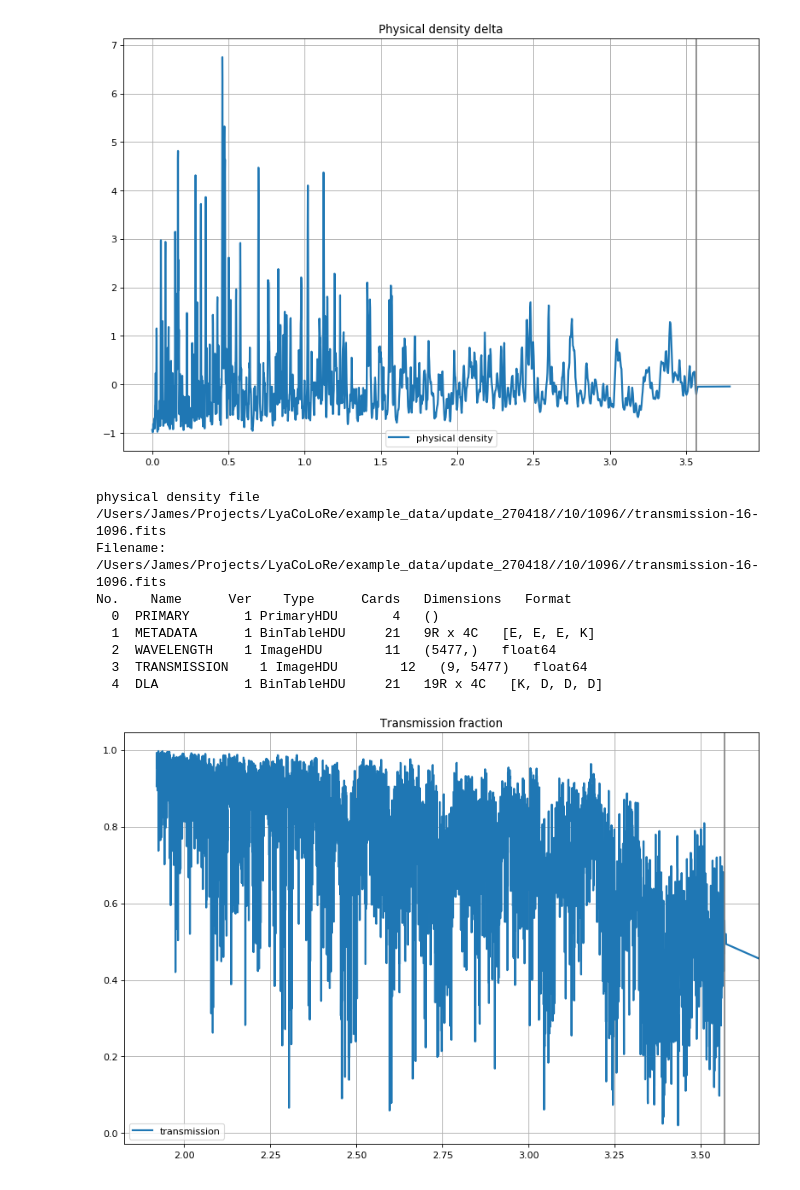
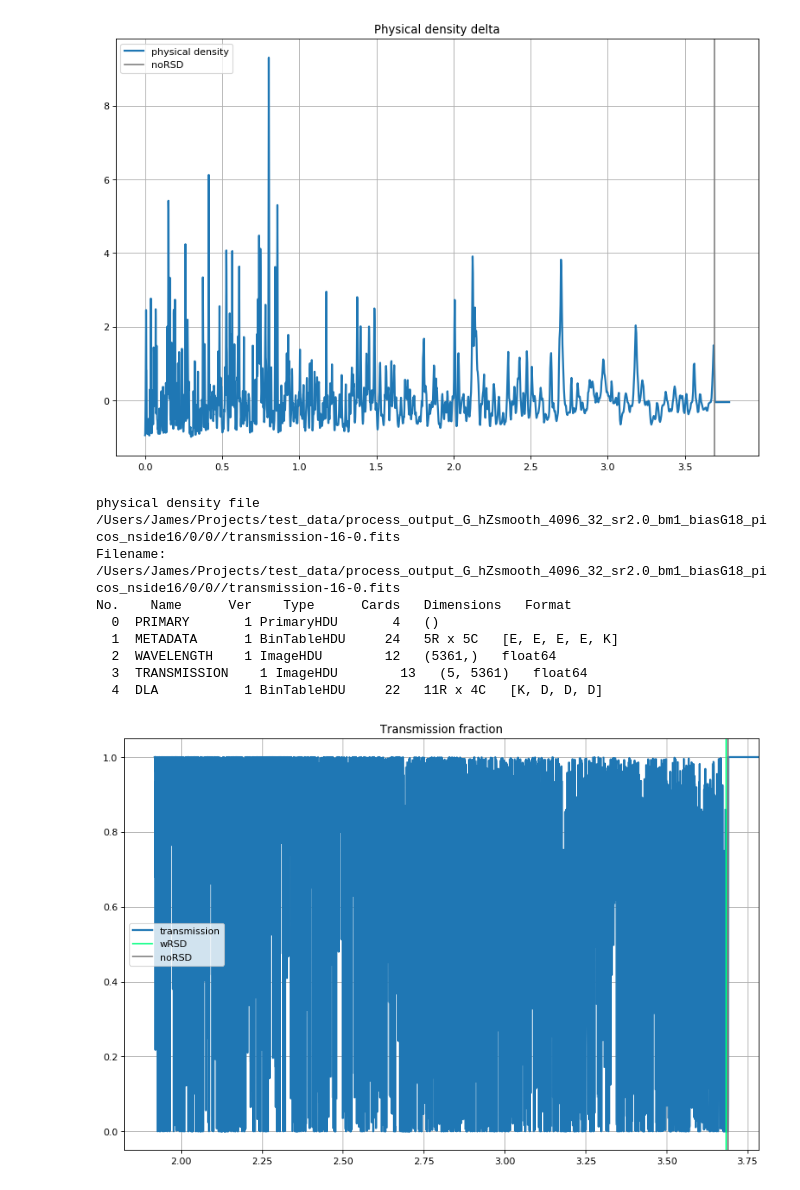
Before and after one commit to igmhub/LyaCoLoRe, a Jupyter notebook: example_scripts/plot_processed_files.ipynb, the cells around one changed output. Cells and saved outputs as stored; diff of their text form; code cells hidden in the pictures.

```diff
--- a/example_scripts/plot_processed_files.ipynb
+++ b/example_scripts/plot_processed_files.ipynb
@@ -7,10 +7,10 @@ lya = 1215.67
 # %%
 # main folder where the processed files are
 nside = 16
-#basedir = '/Users/James/Projects/test_data/process_output_G_hZ_4096_32_sr2.0_bm1_nside{}/'.format(nside)
-basedir = '/Users/James/Projects/LyaCoLoRe/example_data/update_270418/'
+basedir = '/Users/James/Projects/test_data/process_output_G_hZsmooth_4096_32_sr2.0_bm1_biasG18_picos_nside{}'.format(nside)
+#basedir = '/Users/James/Projects/LyaCoLoRe/example_data/update_080518/'
 # %%
-pix = 1096
+pix = 0
 pix_100 = int(pix/100)
 dirname = basedir+'/'+str(pix_100)+'/'+str(pix)+'/'
 suffix = str(nside)+'-'+str(pix)+'.fits'
@@ -74,13 +82,13 @@ No.    Name      Ver    Type      Cards   Dimensions   Format
 # %%
 plt.figure(figsize=(12, 8), dpi= 80, facecolor='w', edgecolor='k')
 plt.plot(phys_dens_zs,phys_dens[iskewer],lw=2,label='physical density')
-plt.axvline(x=zq[iskewer],c=(0.5,0.5,0.5))
+plt.axvline(x=zq[iskewer],c=(0.5,0.5,0.5),label='noRSD')
 plt.title('Physical density delta')
 plt.legend()
 plt.grid()
 plt.show()
 # %% [output]
-[figure, old version]
+[figure, new version]
 # %%
 # transmission
 transmission_file = dirname+'/transmission-'+suffix
@@ -88,27 +96,31 @@ print('physical density file',transmission_file)
 transmission_hdu = fits.open(transmission_file)
 transmission_hdu.info()
 zq = transmission_hdu[1].data['Z']
+zq_noRSD = transmission_hdu[1].data['Z_noRSD']
 transmission = transmission_hdu[3].data
 transmission_zs = transmission_hdu[2].data/lya - 1
 DLA = transmission_hdu['DLA'].data
 transmission_hdu.close()
 # %% [output]
-physical density file /Users/James/Projects/LyaCoLoRe/example_data/update_270418//10/1096//transmission-16-1096.fits
-Filename: /Users/James/Projects/LyaCoLoRe/example_data/update_270418//10/1096//transmission-16-1096.fits
+physical density file /Users/James/Projects/test_data/process_output_G_hZsmooth_4096_32_sr2.0_bm1_biasG18_picos_nside16/0/0//transmission-16-0.fits
+Filename: /Users/James/Projects/test_data/process_output_G_hZsmooth_4096_32_sr2.0_bm1_biasG18_picos_nside16/0/0//transmission-16-0.fits
 No.    Name      Ver    Type      Cards   Dimensions   Format
   0  PRIMARY       1 PrimaryHDU       4   ()
-  1  METADATA      1 BinTableHDU     21   9R x 4C   [E, E, E, K]
-  2  WAVELENGTH    1 ImageHDU        11   (5477,)   float64
-  3  TRANSMISSION    1 ImageHDU        12   (9, 5477)   float64
-  4  DLA           1 BinTableHDU     21   19R x 4C   [K, D, D, D]
+  1  METADATA      1 BinTableHDU     24   5R x 5C   [E, E, E, E, K]
+  2  WAVELENGTH    1 ImageHDU        12   (5361,)   float64
+  3  TRANSMISSION    1 ImageHDU        13   (5, 5361)   float64
+  4  DLA           1 BinTableHDU     22   11R x 4C   [K, D, D, D]
 # %%
 plt.figure(figsize=(12, 8), dpi= 80, facecolor='w', edgecolor='k')
 plt.plot(transmission_zs,transmission[:,iskewer],lw=2,label='transmission')
-plt.axvline(x=zq[iskewer],c=(0.5,0.5,0.5))
+
+plt.axvline(x=zq[iskewer],c=(0.0,1.0,0.5),label='wRSD')
+plt.axvline(x=zq_noRSD[iskewer],c=(0.5,0.5,0.5),label='noRSD')
+
 plt.xlim(xmax=zq[iskewer]+0.1)
 plt.title('Transmission fraction')
 plt.legend()
 plt.grid()
 plt.show()
 # %% [output]
-[figure, old version]
+[figure, new version]
```
Also changed, not shown: parts of 16 cells of this notebook, 2 other files.
